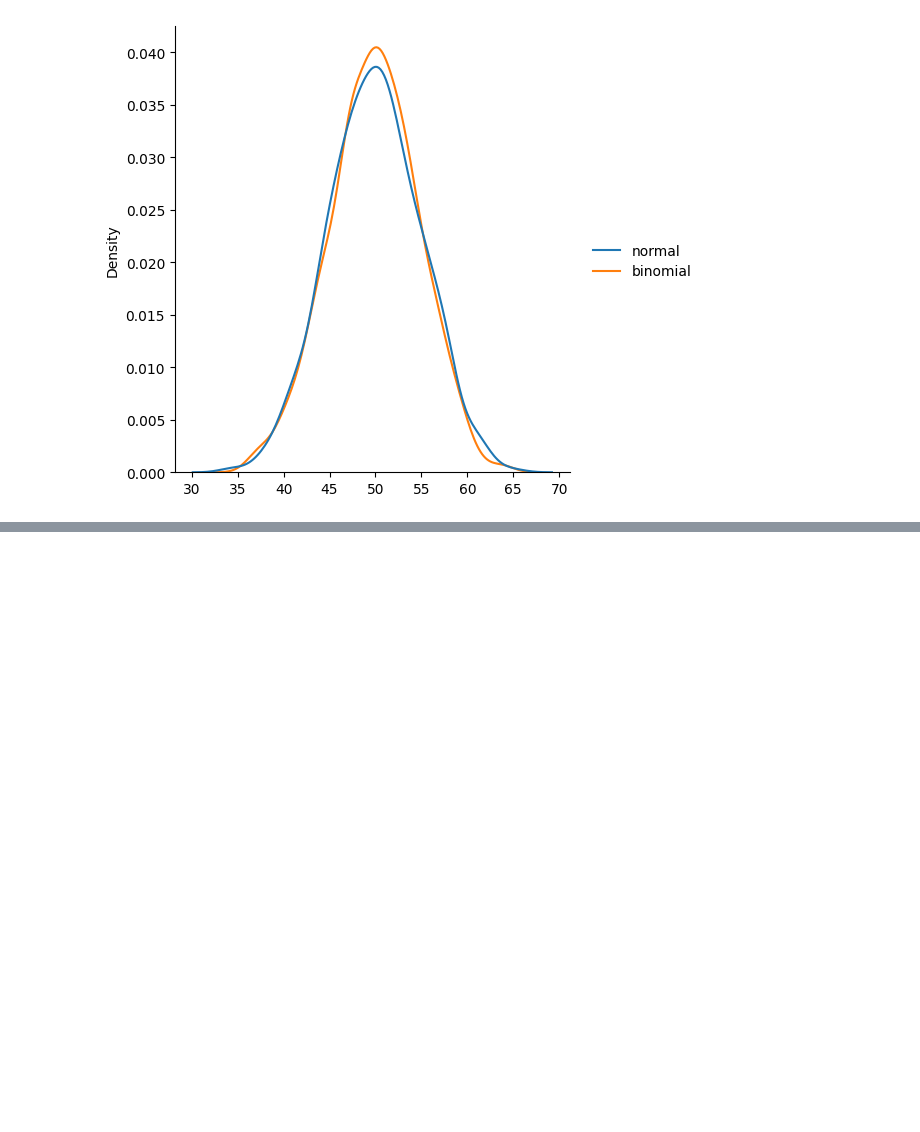
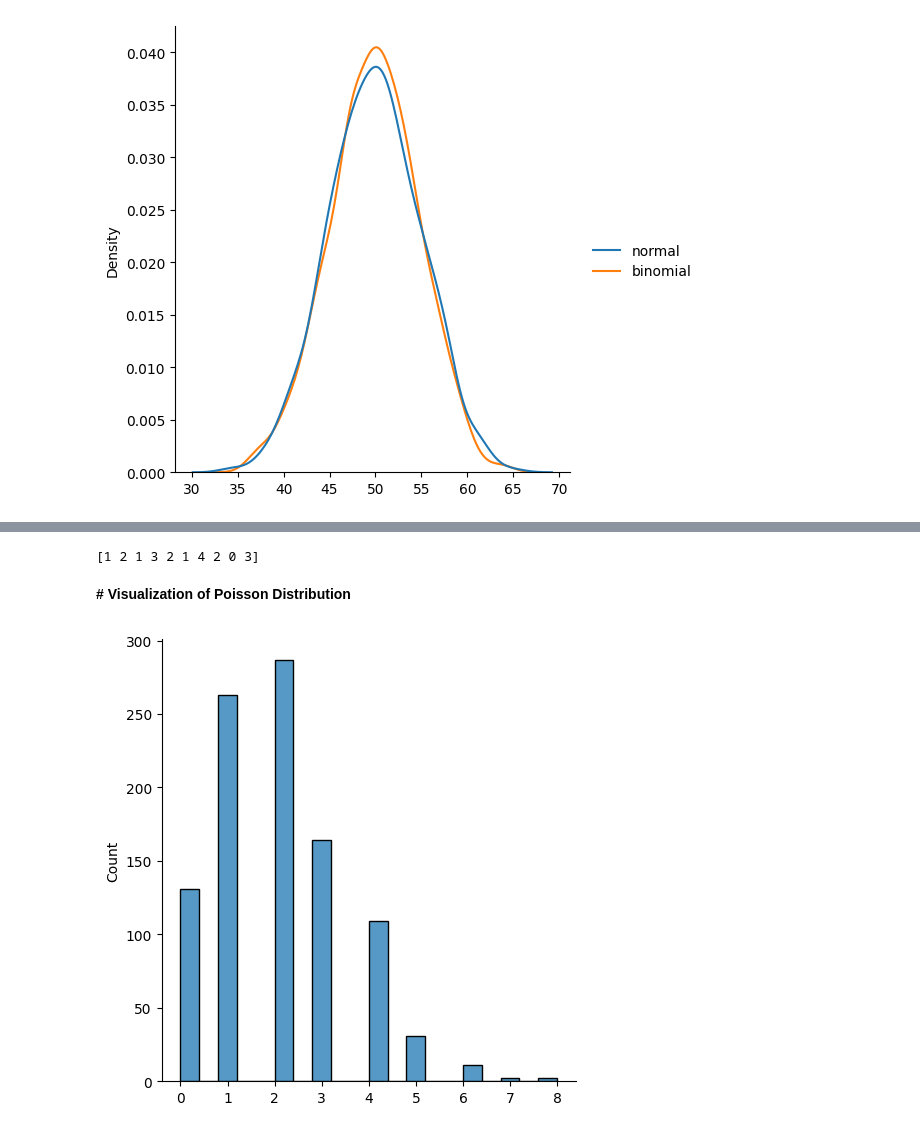
Before and after one commit to nitinyadav2188/DATA-SCIENCE, a Jupyter notebook: numpy.ipynb, the cells around one changed output, grey strips where cells are left out. Saved outputs shown, nothing was run; the diff lists cells and outputs as text; code cells hidden in the pictures; blank space fills up the shorter version.

```diff
--- a/numpy.ipynb
+++ b/numpy.ipynb
@@ -1693,0 +1706,19 @@ plt.show()
+# %%
+# generate a random 1*10 distribution for occurence 2:
+from numpy import random
+x = random.poisson(lam=2, size=10)
+print(x)
+# %% [output]
+[1 2 1 3 2 1 4 2 0 3]
+# %% [markdown]
+**# Visualization of Poisson Distribution**
+# %%
+from numpy import random
+import matplotlib.pyplot as plt
+import seaborn as sns
+
+sns.displot(random.poisson(lam=2, size=1000))
+
+plt.show()
+# %% [output]
+[figure, added]
```
Also changed, not shown: parts of 5 cells of this notebook.
